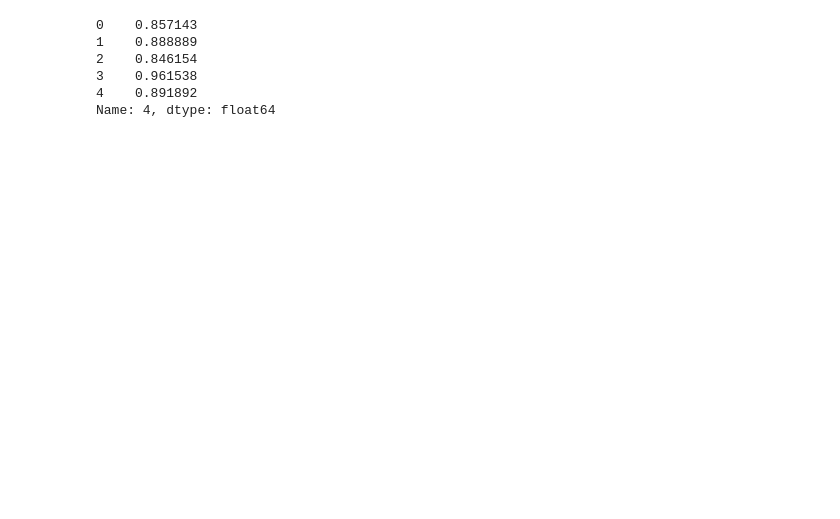
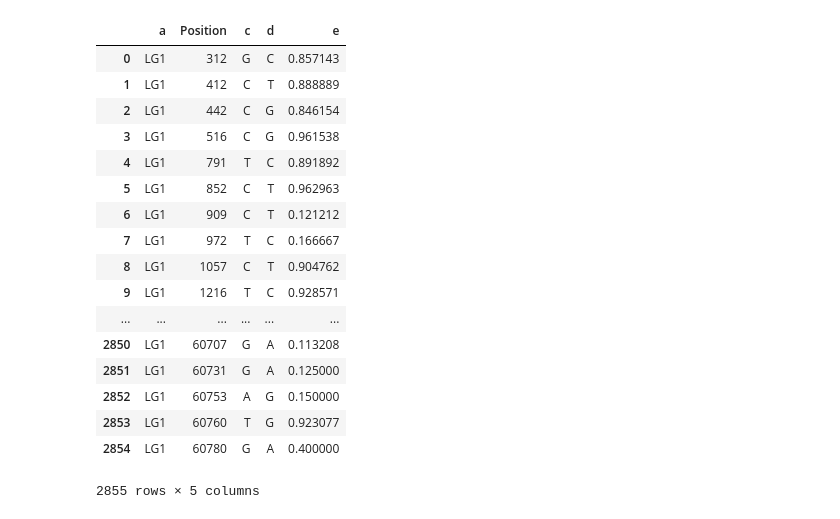
Before and after one commit to JohnHadish/hort503, a Jupyter notebook: Projects/Project2/Untitled.ipynb, the cells around one changed output. Saved outputs shown, nothing was run; the diff lists cells and outputs as text; code cells hidden in the pictures; blank space fills up the shorter version.

```diff
--- a/Projects/Project2/Untitled.ipynb
+++ b/Projects/Project2/Untitled.ipynb
@@ -81,13 +82,24 @@ with open(file_clean, 'r') as pileupClean, open(file_out, 'w') as pileupOut:
                 pileupOut.write(new_row)
         row = pileupClean.readline().split()
 # %%
-df = pd.read_csv(file_out, sep="\t", header = None)
-df.head()
-df[4].head()
+df = pd.read_csv(file_out, sep="\t", header = None, names=['a','Position','c','d','e'])
+df
 # %% [output]
+|  | a | Position | c | d | e |
+| 0 | LG1 | 312 | G | C | 0.857143 |
+| 1 | LG1 | 412 | C | T | 0.888889 |
+| 2 | LG1 | 442 | C | G | 0.846154 |
+| 3 | LG1 | 516 | C | G | 0.961538 |
+| 4 | LG1 | 791 | T | C | 0.891892 |
+| 5 | LG1 | 852 | C | T | 0.962963 |
+| 6 | LG1 | 909 | C | T | 0.121212 |
+| 7 | LG1 | 972 | T | C | 0.166667 |
+| 8 | LG1 | 1057 | C | T | 0.904762 |
+| 9 | LG1 | 1216 | T | C | 0.928571 |
+| ... | ... | ... | ... | ... | ... |
+| 2850 | LG1 | 60707 | G | A | 0.113208 |
+| 2851 | LG1 | 60731 | G | A | 0.125000 |
+| 2852 | LG1 | 60753 | A | G | 0.150000 |
+| 2853 | LG1 | 60760 | T | G | 0.923077 |
+| 2854 | LG1 | 60780 | G | A | 0.400000 |
-0    0.857143
-1    0.888889
-2    0.846154
-3    0.961538
-4    0.891892
-Name: 4, dtype: float64
+2855 rows × 5 columns
```
Also changed, not shown: parts of 4 cells of this notebook.
